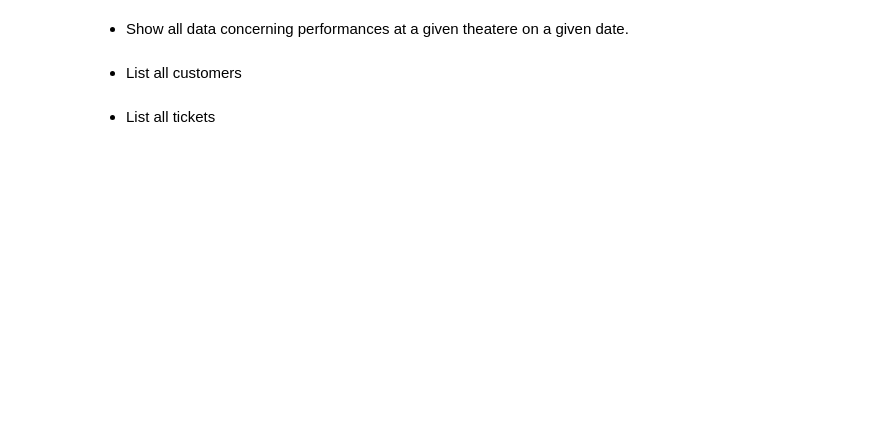
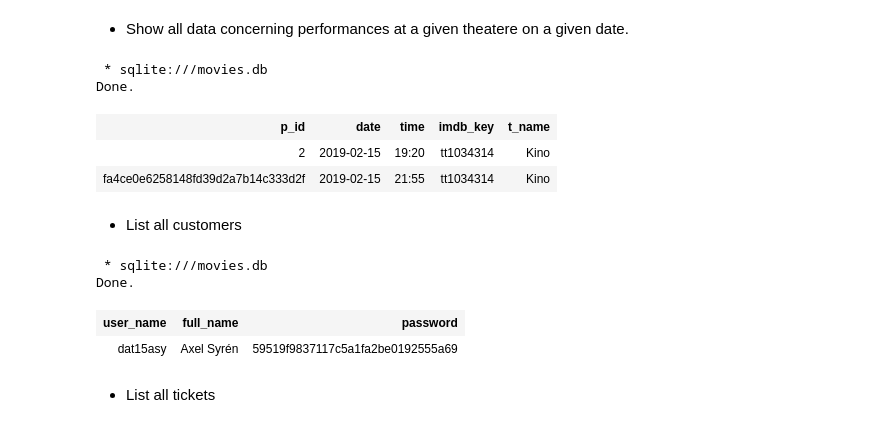
Before and after one commit to Rydebrink/EDAF75, a Jupyter notebook: lab2/lab2-nb.ipynb, the cells around one changed output. Cells and saved outputs as stored; diff of their text form; code cells hidden in the pictures; blank space fills up the shorter version.

```diff
--- a/lab2/lab2-nb.ipynb
+++ b/lab2/lab2-nb.ipynb
@@ -51,7 +66,24 @@ FROM movies
+# %%
+%%sql
+select *
+from performances
+where t_name like 'Kino'AND date like '2019-02-15'
+# %% [output]
+ * sqlite:///movies.db
+Done.
+| p_id | date | time | imdb_key | t_name |
+| 2 | 2019-02-15 | 19:20 | tt1034314 | Kino |
+| fa4ce0e6258148fd39d2a7b14c333d2f | 2019-02-15 | 21:55 | tt1034314 | Kino |
 # %% [markdown]
 + List all customers
 # %%
 %%sql
+select * from customers
+# %% [output]
+ * sqlite:///movies.db
+Done.
+| user_name | full_name | password |
+| dat15asy | Axel Syrén | 59519f9837117c5a1fa2be0192555a69 |
 # %% [markdown]
 + List all tickets
 # %%
```
Also changed, not shown: parts of 17 cells of this notebook, 4 other files.
